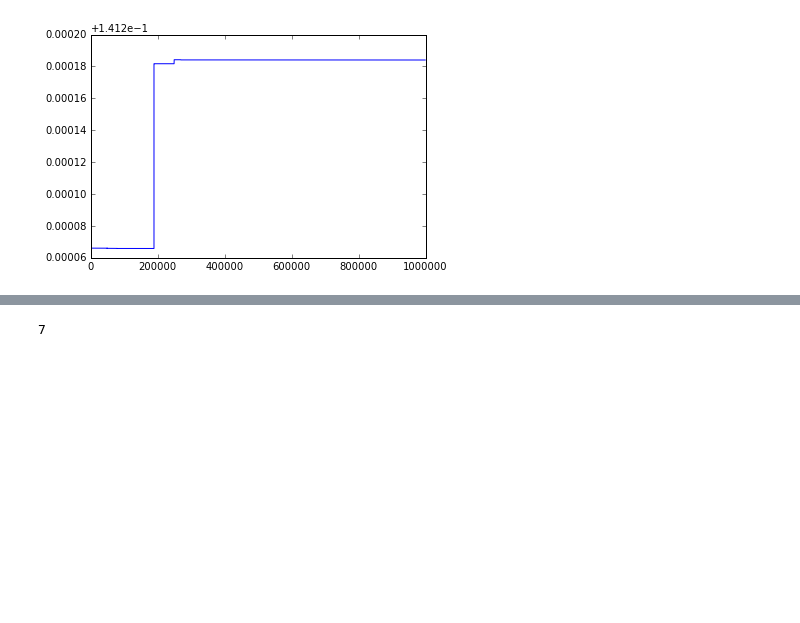
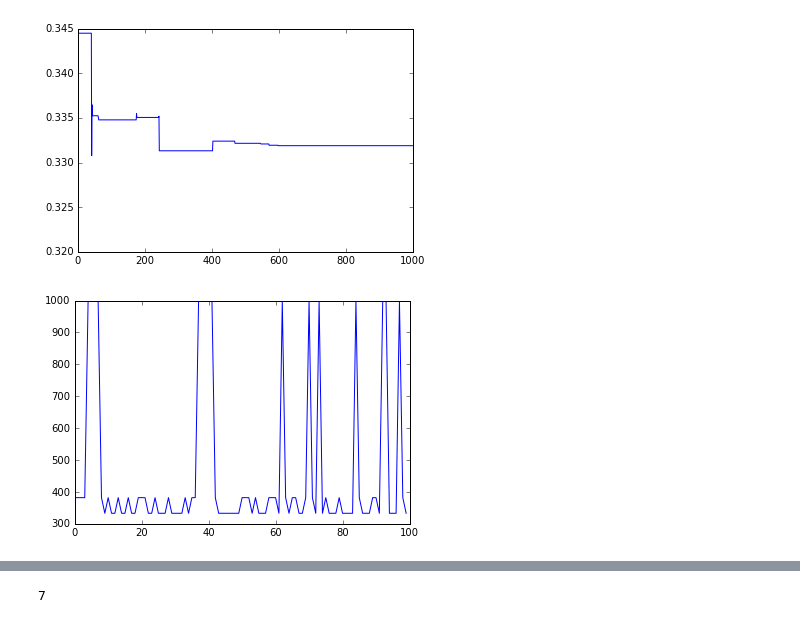
Before and after one commit to funboarder13920/OSVM, a Jupyter notebook: microsoft_algorithm.ipynb, the cells around one changed output, grey strips where cells are left out. Drawn from its saved outputs; the diff is of its cells as text; code cells hidden in the pictures; blank space fills up the shorter version.

```diff
--- a/microsoft_algorithm.ipynb
+++ b/microsoft_algorithm.ipynb
@@ -333,7 +369,14 @@ plt.show()
 # %%
-plt.plot(test.rho_hist[1000:])
+plt.plot(test.rho_hist)
 #plt.plot(test.lenOsv,'r')
 plt.show()
 # %% [output]
-[figure, old version]
+[figure, new version]
+# %%
+
+#plt.plot(test.lenOsv,'r')
+plt.plot(test.i_hist[-100:])
+plt.show()
+# %% [output]
+[figure, added]
 # %%
```
Also changed, not shown: parts of 15 cells of this notebook.
